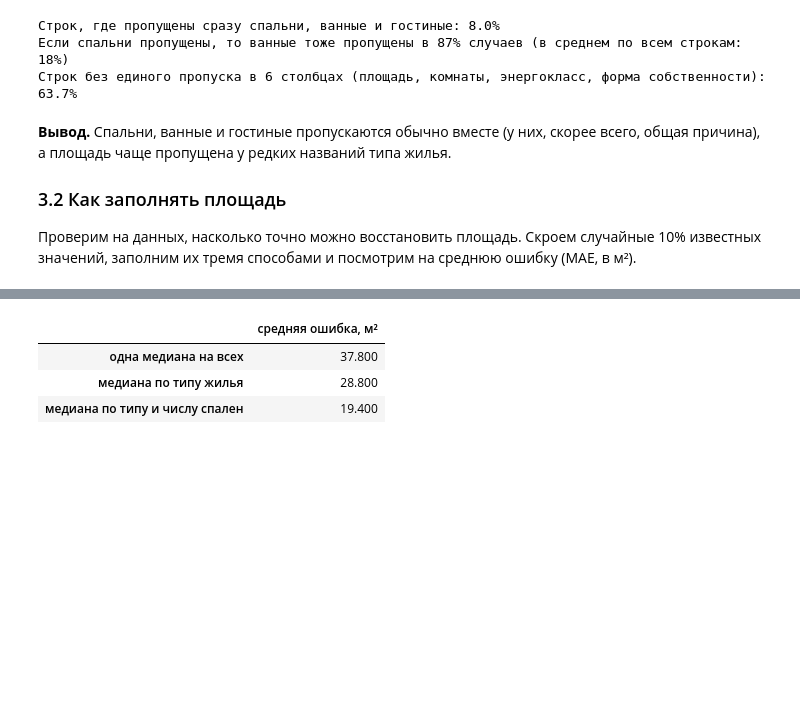
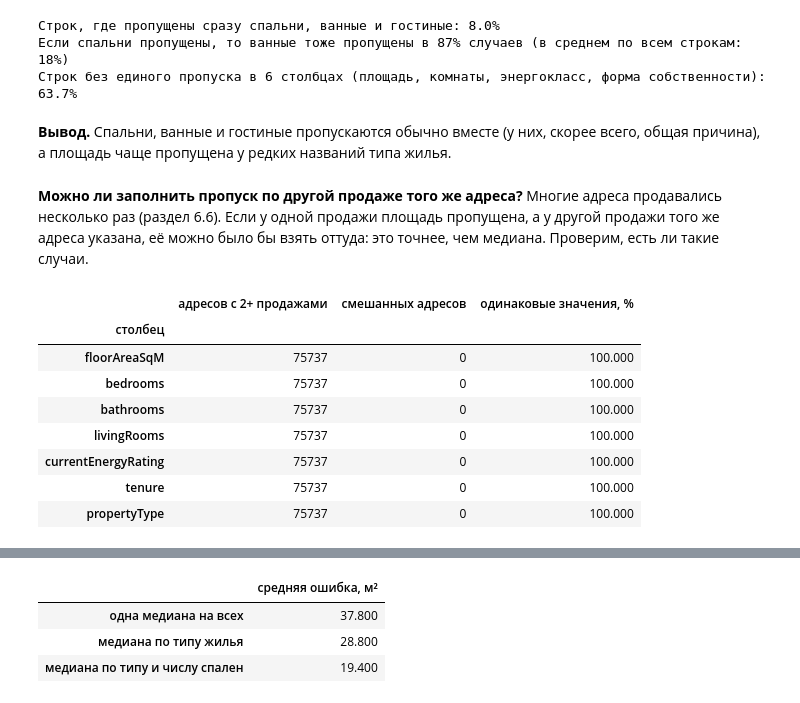
Before and after one commit to NastyaPich/hse-ai-project, a Jupyter notebook: notebooks/EDA.ipynb, the cells around one changed output, grey strips where cells are left out. Saved outputs shown, nothing was run; the diff lists cells and outputs as text; code cells hidden in the pictures; blank space fills up the shorter version.

```diff
--- a/notebooks/EDA.ipynb
+++ b/notebooks/EDA.ipynb
@@ -400,7 +400,38 @@ print('Строк без единого пропуска в 6 столбцах (
 Строк без единого пропуска в 6 столбцах (площадь, комнаты, энергокласс, форма собственности): 63.7%
 # %% [markdown]
 **Вывод.** Спальни, ванные и гостиные пропускаются обычно вместе (у них, скорее всего, общая причина), а площадь чаще пропущена у редких названий типа жилья.
-
-### 3.2 Как заполнять площадь
-
-Проверим на данных, насколько точно можно восстановить площадь. Скроем случайные 10% известных значений, заполним их тремя способами и посмотрим на среднюю ошибку (MAE, в м²).
+# %% [markdown]
+**Можно ли заполнить пропуск по другой продаже того же адреса?** Многие адреса продавались несколько раз (раздел 6.6). Если у одной продажи площадь пропущена, а у другой продажи того же адреса указана, её можно было бы взять оттуда: это точнее, чем медиана. Проверим, есть ли такие случаи.
+# %%
+# ЧТО ДЕЛАЕТ ЭТА ЯЧЕЙКА: проверяет, как ведут себя характеристики у разных продаж одного адреса.
+#   - берёт адреса, у которых больше одной продажи (без полных дубликатов);
+#   - «смешанные» адреса — у одной продажи значение есть, у другой пропущено: только у них пропуск
+#     можно заполнить по другой продаже того же адреса;
+#   - «одинаковые значения» — доля адресов, у которых во всех продажах с известным значением оно одно и то же
+#     (среди адресов, где значение известно хотя бы в двух продажах).
+
+nd = train.drop_duplicates(train.columns.drop('ID'))
+multi = nd[nd.groupby('fullAddress')['ID'].transform('size') > 1]
+rows = []
+for c in cols_m + ['propertyType']:
+    g = multi.groupby('fullAddress')[c]
+    known, n_val = g.count(), g.nunique()
+    size = g.size()
+    rows.append({'столбец': c, 'адресов с 2+ продажами': len(size),
+                 'смешанных адресов': int(((known > 0) & (known < size)).sum()),
+                 'одинаковые значения, %': (n_val[known >= 2] == 1).mean() * 100})
+display(pd.DataFrame(rows).set_index('столбец').round(1))
+
+# ЧТО ПОЛУЧИЛОСЬ: смешанных адресов нет ни одного: если значение пропущено у одной продажи адреса,
+# оно пропущено у всех. И у всех адресов значения во всех продажах одинаковые (100%).
+# Значит, характеристики привязаны к адресу, а не к продаже, и заполнить пропуск по другой продаже нечем.
+# %% [output]
+|  | адресов с 2+ продажами | смешанных адресов | одинаковые значения, % |
+| столбец |  |  |  |
+| floorAreaSqM | 75737 | 0 | 100.000 |
+| bedrooms | 75737 | 0 | 100.000 |
+| bathrooms | 75737 | 0 | 100.000 |
+| livingRooms | 75737 | 0 | 100.000 |
+| currentEnergyRating | 75737 | 0 | 100.000 |
+| tenure | 75737 | 0 | 100.000 |
+| propertyType | 75737 | 0 | 100.000 |
```
Also changed, not shown: parts of 10 cells of this notebook.
